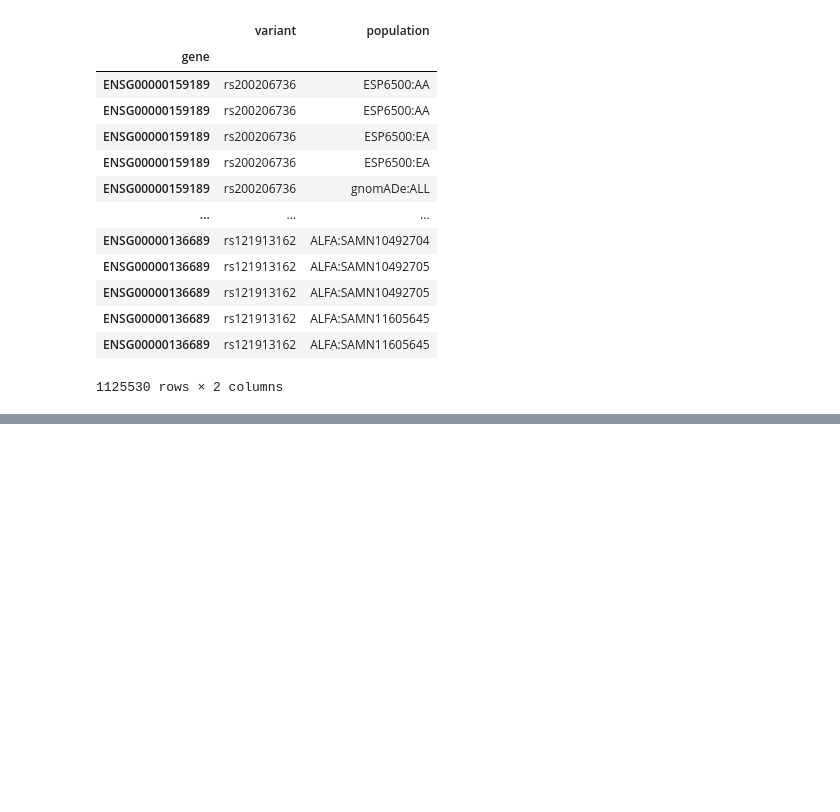
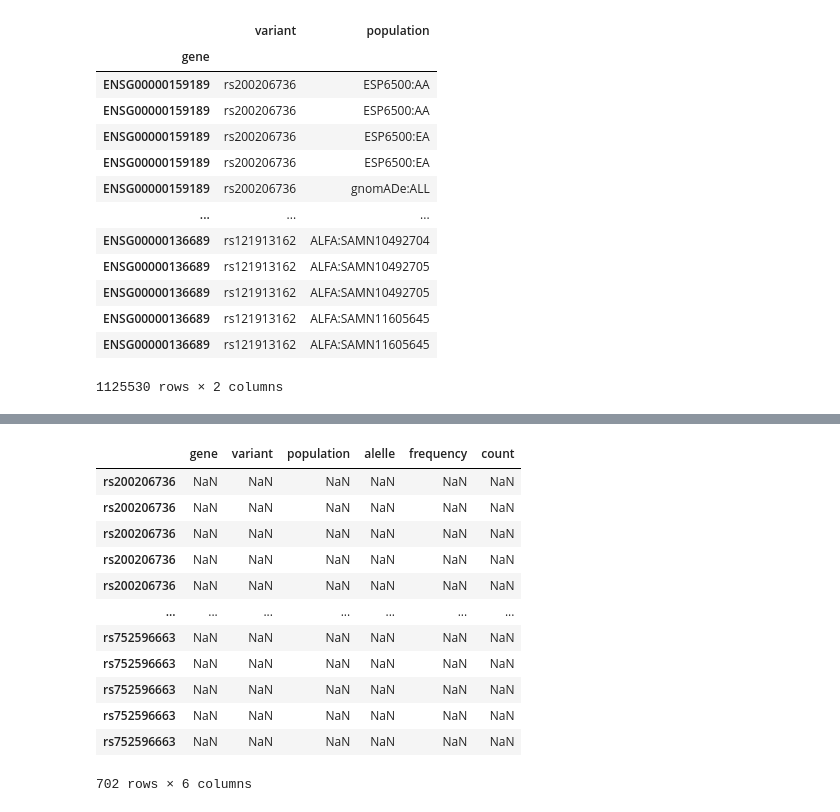
Before and after one commit to lgdc-ufpa/immunogenetic-applications-in-covid-19, a Jupyter notebook: sprint4_data_visualization/sprint4_2_data_visualizations/main.ipynb, the cells around one changed output, grey strips where cells are left out. Saved outputs shown, nothing was run; the diff lists cells and outputs as text; code cells hidden in the pictures; blank space fills up the shorter version.

```diff
--- a/sprint4_data_visualization/sprint4_2_data_visualizations/main.ipynb
+++ b/sprint4_data_visualization/sprint4_2_data_visualizations/main.ipynb
@@ -112,0 +234,16 @@ df_hmp1_indexed_gene
+# %%
+df_gene_variant_indexed.loc['ENSG00000159189']
+# %% [output]
+|  | gene | variant | population | alelle | frequency | count |
+| rs200206736 | NaN | NaN | NaN | NaN | NaN | NaN |
+| rs200206736 | NaN | NaN | NaN | NaN | NaN | NaN |
+| rs200206736 | NaN | NaN | NaN | NaN | NaN | NaN |
+| rs200206736 | NaN | NaN | NaN | NaN | NaN | NaN |
+| rs200206736 | NaN | NaN | NaN | NaN | NaN | NaN |
+| ... | ... | ... | ... | ... | ... | ... |
+| rs752596663 | NaN | NaN | NaN | NaN | NaN | NaN |
+| rs752596663 | NaN | NaN | NaN | NaN | NaN | NaN |
+| rs752596663 | NaN | NaN | NaN | NaN | NaN | NaN |
+| rs752596663 | NaN | NaN | NaN | NaN | NaN | NaN |
+| rs752596663 | NaN | NaN | NaN | NaN | NaN | NaN |
+702 rows × 6 columns
```
Also changed, not shown: parts of 14 cells of this notebook.
